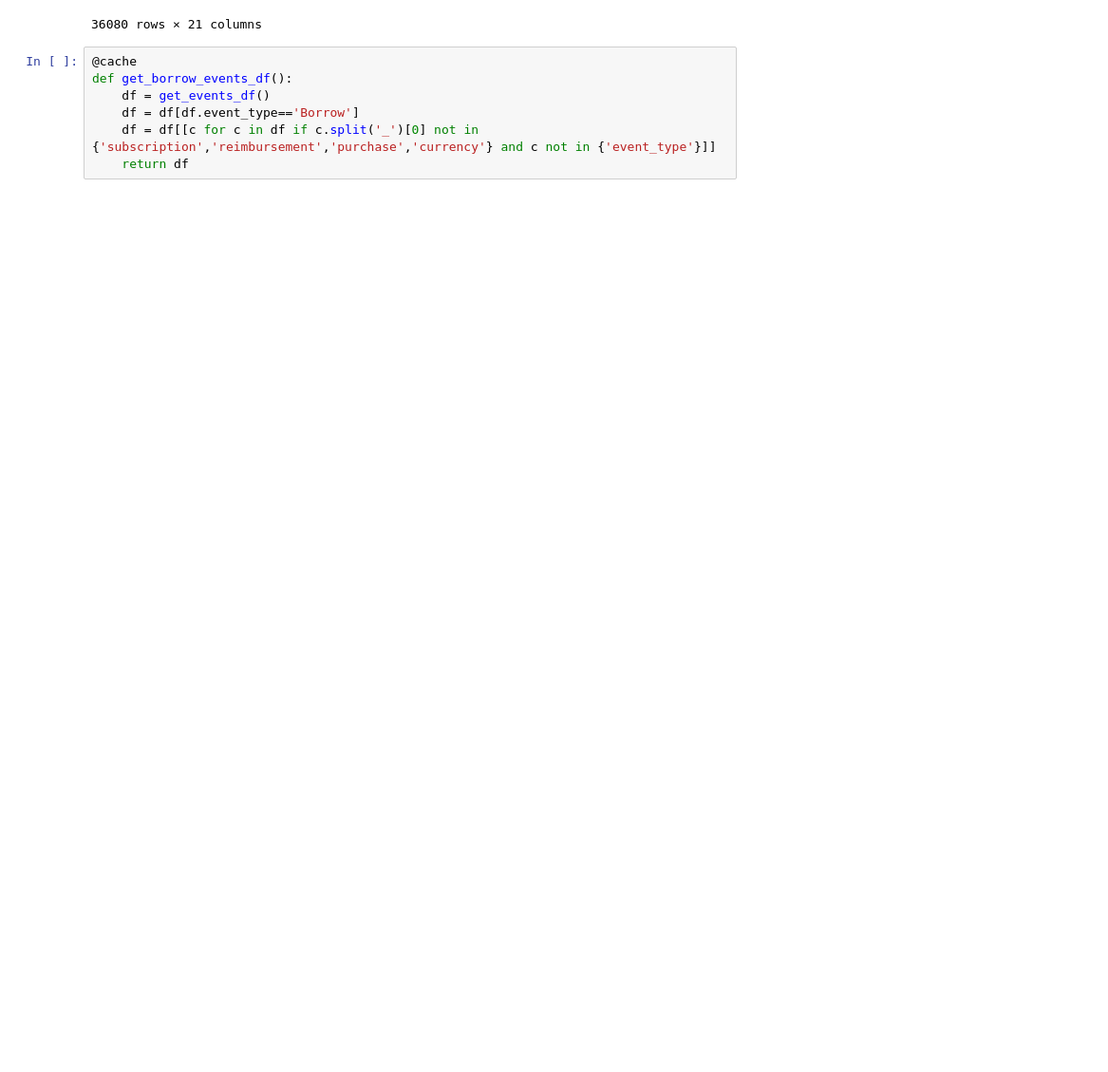
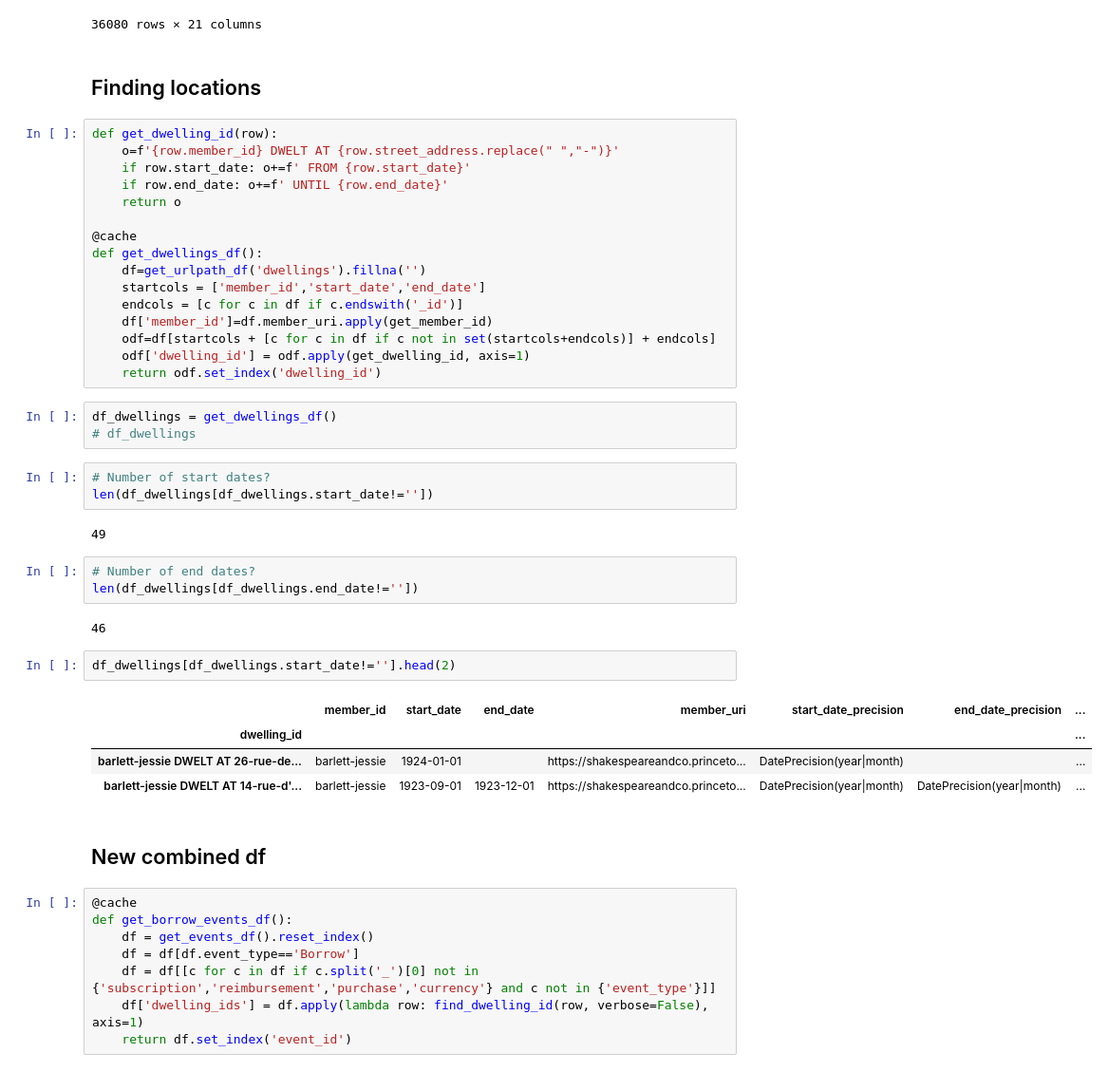
Before and after one commit to Princeton-CDH/geotaste, a Jupyter notebook: notebooks/2023-04-05. Adding location data.ipynb, the cells around one changed output. Shown: that part at 95% size. Cells and saved outputs as stored; diff of their text form; blank space fills up the shorter version.

```diff
--- a/notebooks/2023-04-05. Adding location data.ipynb
+++ b/notebooks/2023-04-05. Adding location data.ipynb
@@ -82,10 +82,51 @@ df_events
 | bernheim-antoinette GENERICS fors... | bernheim-antoinette | forster-longest-journey | Generic |  |  |  |  | ... |
 | davies-m-a REIMBURSEMENTS | davies-m-a |  | Reimbursement |  |  |  |  | ... |
 36080 rows × 21 columns
+# %% [markdown]
+## Finding locations
+# %%
+def get_dwelling_id(row):
+    o=f'{row.member_id} DWELT AT {row.street_address.replace(" ","-")}'
+    if row.start_date: o+=f' FROM {row.start_date}'
+    if row.end_date: o+=f' UNTIL {row.end_date}'
+    return o
+
+@cache
+def get_dwellings_df():
+    df=get_urlpath_df('dwellings').fillna('')
+    startcols = ['member_id','start_date','end_date']
+    endcols = [c for c in df if c.endswith('_id')]
+    df['member_id']=df.member_uri.apply(get_member_id)
+    odf=df[startcols + [c for c in df if c not in set(startcols+endcols)] + endcols]
+    odf['dwelling_id'] = odf.apply(get_dwelling_id, axis=1)
+    return odf.set_index('dwelling_id')
+# %%
+df_dwellings = get_dwellings_df()
+# df_dwellings
+# %%
+# Number of start dates?
+len(df_dwellings[df_dwellings.start_date!=''])
+# %% [output]
+49
+# %%
+# Number of end dates?
+len(df_dwellings[df_dwellings.end_date!=''])
+# %% [output]
+46
+# %%
+df_dwellings[df_dwellings.start_date!=''].head(2)
+# %% [output]
+|  | member_id | start_date | end_date | member_uri | start_date_precision | end_date_precision | ... |
+| dwelling_id |  |  |  |  |  |  | ... |
+| barlett-jessie DWELT AT 26-rue-de... | barlett-jessie | 1924-01-01 |  | https://shakespeareandco.princeto... | DatePrecision(year|month) |  | ... |
+| barlett-jessie DWELT AT 14-rue-d'... | barlett-jessie | 1923-09-01 | 1923-12-01 | https://shakespeareandco.princeto... | DatePrecision(year|month) | DatePrecision(year|month) | ... |
+# %% [markdown]
+## New combined df
 # %%
 @cache
 def get_borrow_events_df():
-    df = get_events_df()
+    df = get_events_df().reset_index()
     df = df[df.event_type=='Borrow']
     df = df[[c for c in df if c.split('_')[0] not in {'subscription','reimbursement','purchase','currency'} and c not in {'event_type'}]]
-    return df
+    df['dwelling_ids'] = df.apply(lambda row: find_dwelling_id(row, verbose=False), axis=1)
+    return df.set_index('event_id')
```
Also changed, not shown: parts of 18 cells of this notebook, 1 other file.
